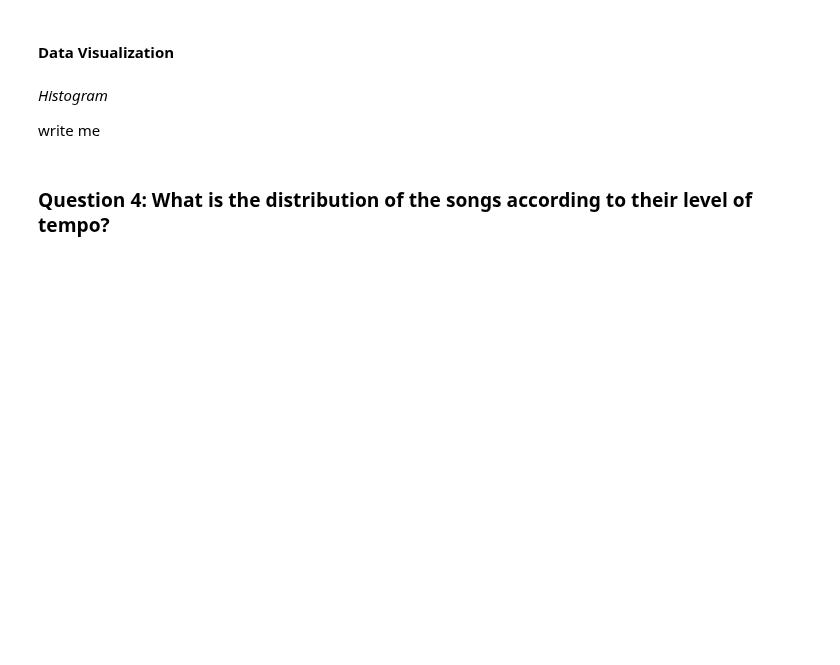
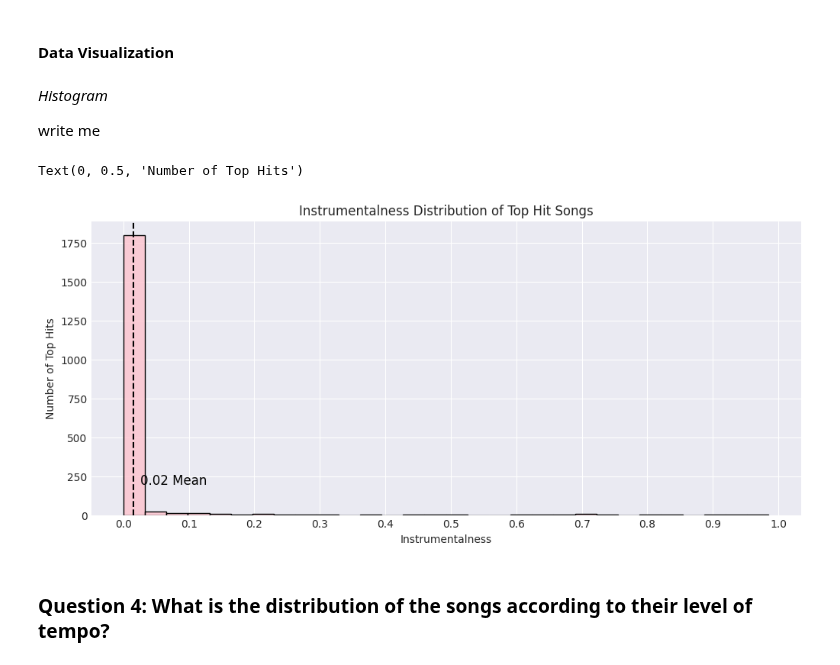
Before and after one commit to angelocguerra/csmodel-casestudy, a Jupyter notebook: MCO1.ipynb, the cells around one changed output. Saved outputs shown, nothing was run; the diff lists cells and outputs as text; code cells hidden in the pictures; blank space fills up the shorter version.

```diff
--- a/MCO1.ipynb
+++ b/MCO1.ipynb
@@ -370,6 +487,23 @@ post interpretation
 *Histogram*
 
 write me
+# %%
+# generate the histogram
+plt.figure(figsize=(12, 5))
+ax = sb.histplot(data = spotify_df, x = 'instrumentalness', bins = 30, color = 'pink')
+
+# add vertical line
+plt.axvline(x = np.mean(spotify_df.instrumentalness), color = 'black', linestyle = '--')
+plt.text(x = np.mean(spotify_df.instrumentalness) + 0.01, y = 200, s = '0.02 Mean', color = 'black', fontsize = 12)
+
+# add labels
+plt.title('Instrumentalness Distribution of Top Hit Songs')
+plt.xlabel('Instrumentalness')
+plt.xticks(np.arange(0, 1.1, 0.1))
+plt.ylabel('Number of Top Hits')
+# %% [output]
+Text(0, 0.5, 'Number of Top Hits')
+[figure, added]
 # %% [markdown]
 ### Question 4: What is the distribution of the songs according to their level of tempo?
 # %% [markdown]
```
Also changed, not shown: parts of 30 cells of this notebook.
